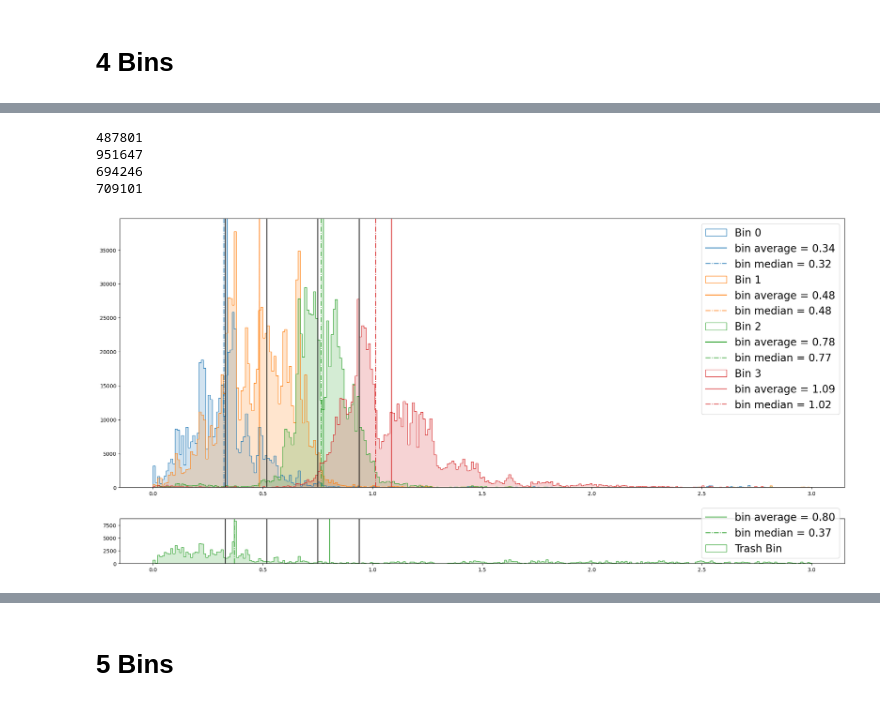
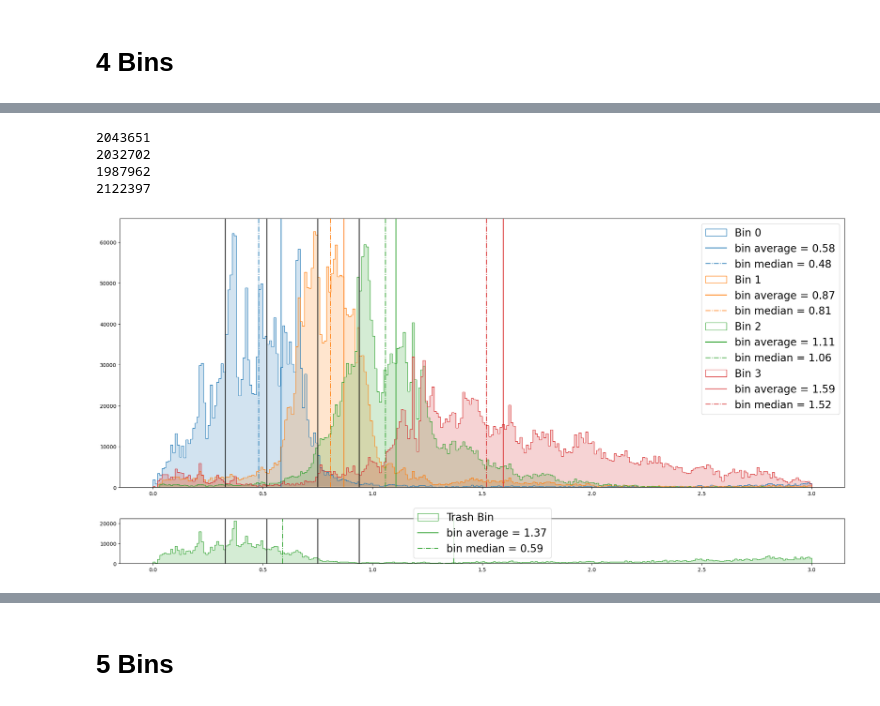
Before and after one commit to danecross/SOM-photoz-BFD, a Jupyter notebook: pipeline/6_redshift_binning.ipynb, the cells around one changed output, grey strips where cells are left out. Saved outputs shown, nothing was run; the diff lists cells and outputs as text; code cells hidden in the pictures.

```diff
--- a/pipeline/6_redshift_binning.ipynb
+++ b/pipeline/6_redshift_binning.ipynb
@@ -32,0 +41,2 @@ trash_bins = np.where(std > 0.5)[0]
+# %%
+trash_bins = np.where(std > 1.0)[0]
@@ -66,4 +137,8 @@ print(bins)
 # %%
-print(bins)
-dig_all_data = np.digitize(all_z, bins=bins)
-[len(all_z[dig_all_data==i]) for i in range(nbins)]
+assigned_bins = np.digitize(t['cell Z'], bins=bins)
+trash_masks = [ma.make_mask(t['WC'] == trash_cell) for trash_cell in trash_bins]
+trash_mask = ma.make_mask(np.zeros_like(assigned_bins))
+for m in trash_masks:
+    trash_mask = np.ma.mask_or(trash_mask, m)
+assigned_bins[trash_mask] = -1
+t['z bin %i'%nbins] = assigned_bins
@@ -81,10 +157,3 @@ plt.show()
 # %%
-fname = '../../SOM-photoz-BFD/outputs/binned_data/4_binned_all_data.pkl'
-if not os.path.exists(fname):
-    binned_all_data = []
-    for bindex in range(nbins+1):
-        wcs = np.where(binned_data==bindex)[0]
-        binned_all_data += [np.array([c in wcs for c in all_wc])]
-else:
-    with open(fname, 'rb') as f:
-        binned_all_data = pickle.load(f)
+binned_all_data = [np.where(t['z bin %i'%nbins]==bindex) for bindex in range(nbins)]
+masks['4'] = binned_all_data
@@ -95,35 +160,35 @@ array([142., 164., 163., ..., 141., 163., 141.])
 # %%
 colors = [plt.cm.tab20(i*2) for i in range(5)]
 
 fig, ax = plt.subplots(2, figsize=(25,12), height_ratios=[6,1])
 r = (0,3)
-for i,mask in enumerate(binned_all_data[:-1]):
-    print(len(all_z[mask]))
-    ax[0].hist(all_z[mask], 300, range=r,histtype='step', color=colors[i], label="Bin %i"%i)
-    ax[0].hist(all_z[mask], 300, range=r, alpha=0.2, color=colors[i])
+for i,mask in enumerate(binned_all_data):
+    print(len(t[mask]['Z']))
+    ax[0].hist(t[mask]['Z'], 300, range=r,histtype='step', color=colors[i], label="Bin %i"%i)
+    ax[0].hist(t[mask]['Z'], 300, range=r, alpha=0.2, color=colors[i])
 
-    av = np.average(all_z[mask]) ; med = np.median(all_z[mask])
+    av = np.average(t[mask]['Z']) ; mm = np.median(t[mask]['Z'])
     ax[0].axvline(av, color=colors[i], label='bin average = %.02f'%av)
-    ax[0].axvline(med, linestyle='-.', color=colors[i], label='bin median = %.02f'%med)
+    ax[0].axvline(mm, linestyle='-.', color=colors[i], label='bin median = %.02f'%mm)
 
 
-av = np.average(rejected_z) ; med = np.median(rejected_z)
+ax[1].hist(t_rej['Z'], 300, range=r, alpha=0.2, color=colors[2])
+ax[1].hist(t_rej['Z'], 300, range=r, color=colors[2], histtype='step', label='Trash Bin')
+av = np.average(t_rej['Z']) ; mm = np.median(t_rej['Z'])
 ax[1].axvline(av, color=colors[2], label='bin average = %.02f'%av)
-ax[1].axvline(med, linestyle='-.', color=colors[2], label='bin median = %.02f'%med)
-ax[1].hist(rejected_z, 300, range=r, alpha=0.2, color=colors[2])
-ax[1].hist(rejected_z, 300, range=r, color=colors[2], histtype='step', label='Trash Bin')
+ax[1].axvline(mm, linestyle='-.', color=colors[2], label='bin median = %.02f'%mm)
 
 y3_means = [0.33, 0.52, 0.75, 0.94]
 for a in ax:
     for m in y3_means:
         a.axvline(m, color='black')
 
-ax[0].legend(fontsize=20)
+ax[0].legend(fontsize=20, loc='upper right')
 ax[1].legend(fontsize=20)
 plt.show()
 # %% [output]
-487801
-951647
-694246
-709101
+2043651
+2032702
+1987962
+2122397
-[figure, old version]
+[figure, new version]
```
Also changed, not shown: parts of 33 cells of this notebook, 6 other files.
